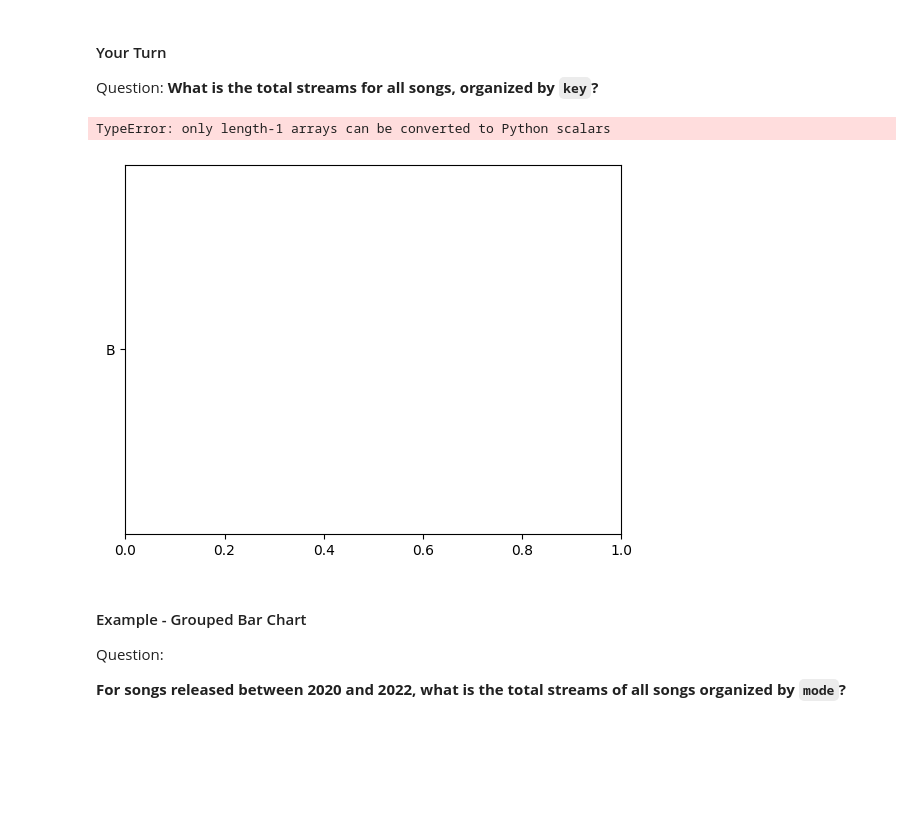
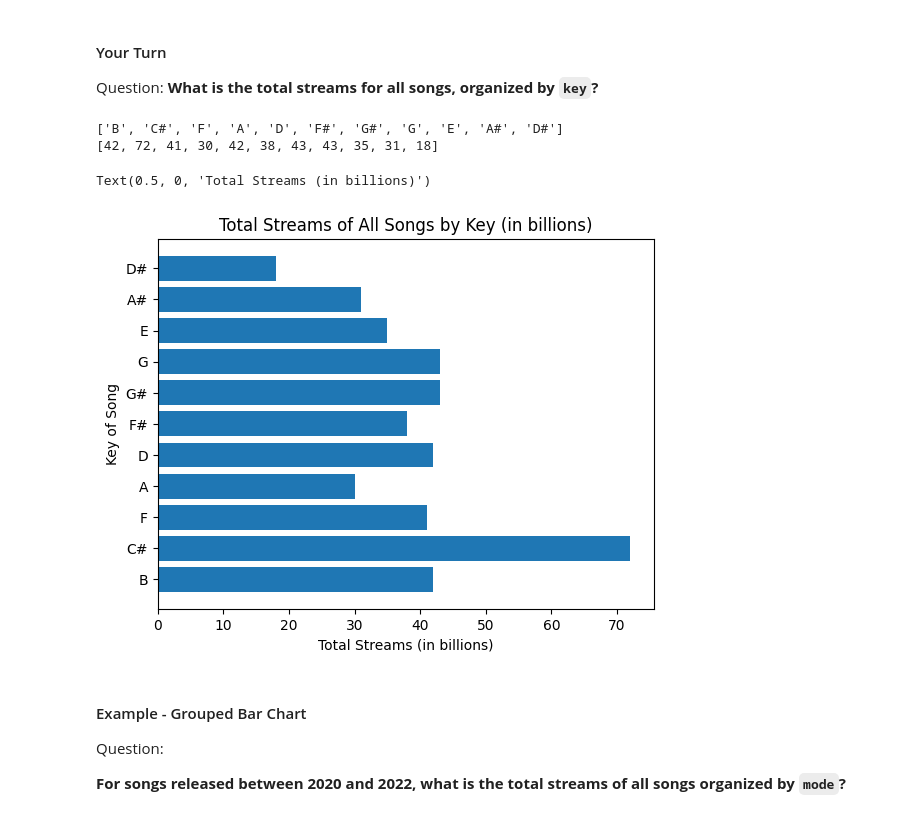
Before and after one commit to gracedonaldsongraham/data-analysis-projects-class-19-and-20, a Jupyter notebook: class-19/exercises/data-viz-exercises.ipynb, the cells around one changed output. Saved outputs shown, nothing was run; the diff lists cells and outputs as text; code cells hidden in the pictures; blank space fills up the shorter version.

```diff
--- a/class-19/exercises/data-viz-exercises.ipynb
+++ b/class-19/exercises/data-viz-exercises.ipynb
@@ -277,21 +277,27 @@ Question:
 # %%
 # Code Here
 
-keys_streamed = list(df[df["key"].notnull()]["key"].unique())
+song_keys = list(df[df["key"].notnull()]["key"].unique())
 
-streams_by_keys = []
+print(song_keys)
 
-for k in keys_streamed:
-	sum = int(df[df["key"] == k]["streams"].sum() / 1000000000)
-	streams_by_keys.append(keys_streamed)
+streams_by_key = []
 
-plt.barh(keys_streamed, streams_by_keys, align='center')
-plt.title("Total Streams of All Songs by Artist Count (in billions)")
-plt.ylabel("Number of Artists On The Song (in billions)")
+for k in song_keys:
+    streams = int(df[df["key"] == k]["streams"].sum() / 1000000000)
+    streams_by_key.append(streams)
+
+print(streams_by_key)
+
+plt.barh(song_keys, streams_by_key, align='center')
+plt.title("Total Streams of All Songs by Key (in billions)")
+plt.ylabel("Key of Song")
 plt.xlabel("Total Streams (in billions)")
 # %% [output]
-TypeError: only length-1 arrays can be converted to Python scalars
+['B', 'C#', 'F', 'A', 'D', 'F#', 'G#', 'G', 'E', 'A#', 'D#']
+[42, 72, 41, 30, 42, 38, 43, 43, 35, 31, 18]
+Text(0.5, 0, 'Total Streams (in billions)')
-[figure, old version]
+[figure, new version]
 # %% [markdown]
 #### Example - Grouped Bar Chart
 
```
Also changed, not shown: parts of 12 cells of this notebook.
